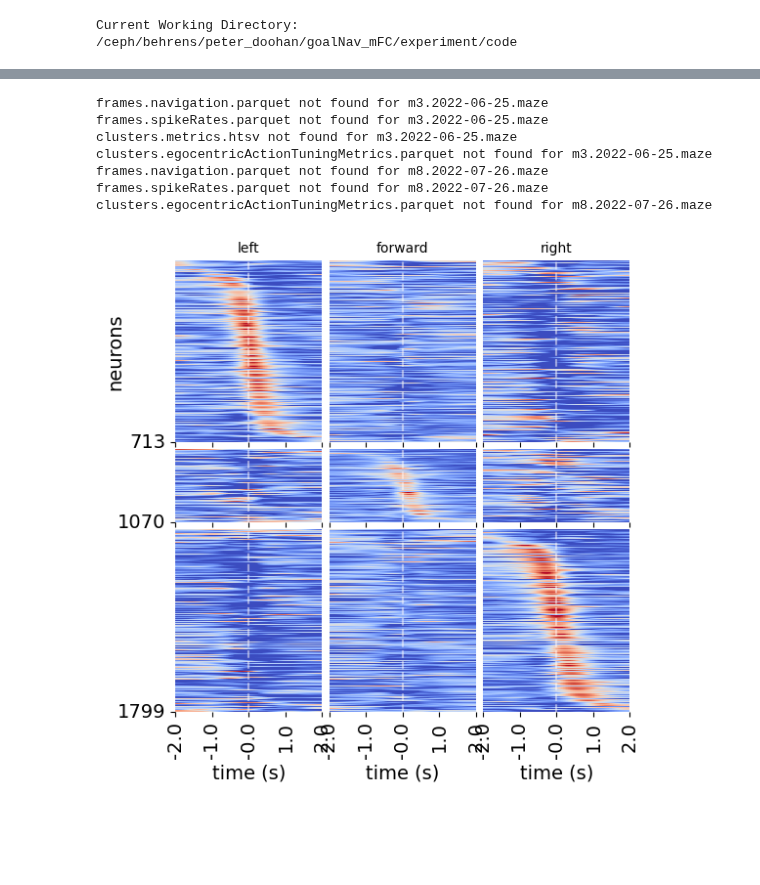
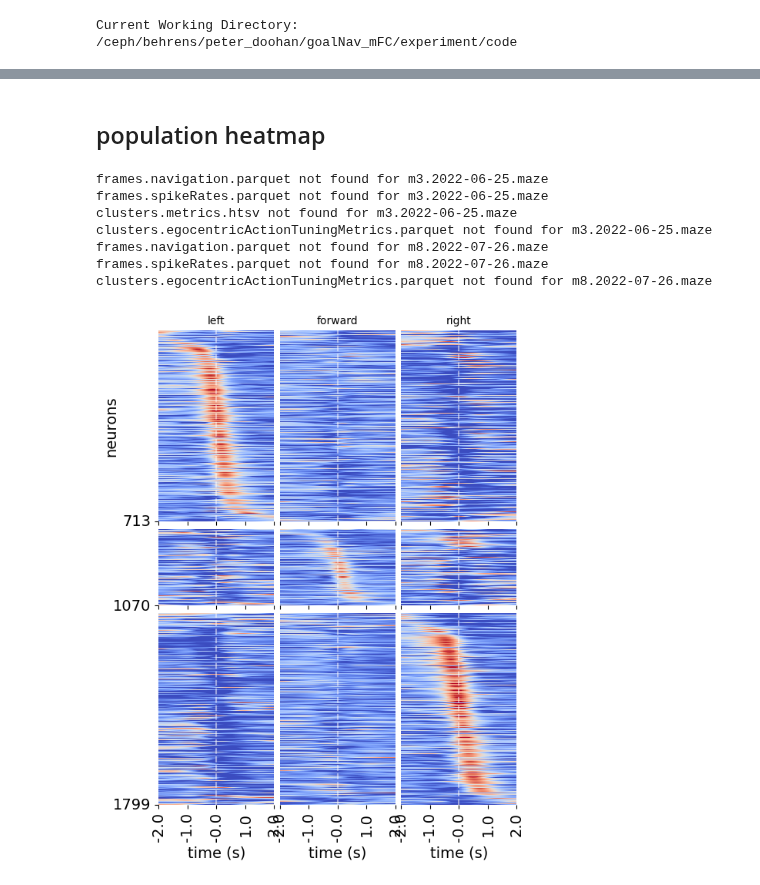
Before and after one commit to peterdoohan/GridMaze-mFC, a Jupyter notebook: Notebooks/egocentric_action.ipynb, the cells around one changed output, grey strips where cells are left out. Drawn from its saved outputs; the diff is of its cells as text; code cells hidden in the pictures; blank space fills up the shorter version.

Commit message:
figure formatting

```diff
--- a/Notebooks/egocentric_action.ipynb
+++ b/Notebooks/egocentric_action.ipynb
@@ -73,3 +57,5 @@ for cluster in example_clusters:
+# %% [markdown]
+## population heatmap
 # %%
 from GridMaze.analysis.egocentric_action import population_heatmap as eph
 # %%
@@ -85,11 +71,11 @@ clusters.egocentricActionTuningMetrics.parquet not found for m8.2022-07-26.maze
 # %%
 # plot heatmap of action-aligned cells
 reload(eph)
-f, axes = plt.subplots(3, 3, figsize=(6, 6), height_ratios=[1, 0.4, 1], sharex=True)
+f, axes = plt.subplots(3, 3, figsize=(6, 8), height_ratios=[1, 0.4, 1], sharex=True)
 eph.plot_egocentric_action_tuning_heatmap(tuning_df, metrics_df, axes=axes, f=f)
 f.savefig("../results/egocentric_action/population_heatmap.pdf")
 # %% [output]
-[figure, old version]
+[figure, new version]
 # %%
 # plot quartiles of these heatmaps to visualise the distribution of tuning relative to action
 for action in ["turn_left", "turn_right"]:
```
Also changed, not shown: parts of 5 cells of this notebook.
